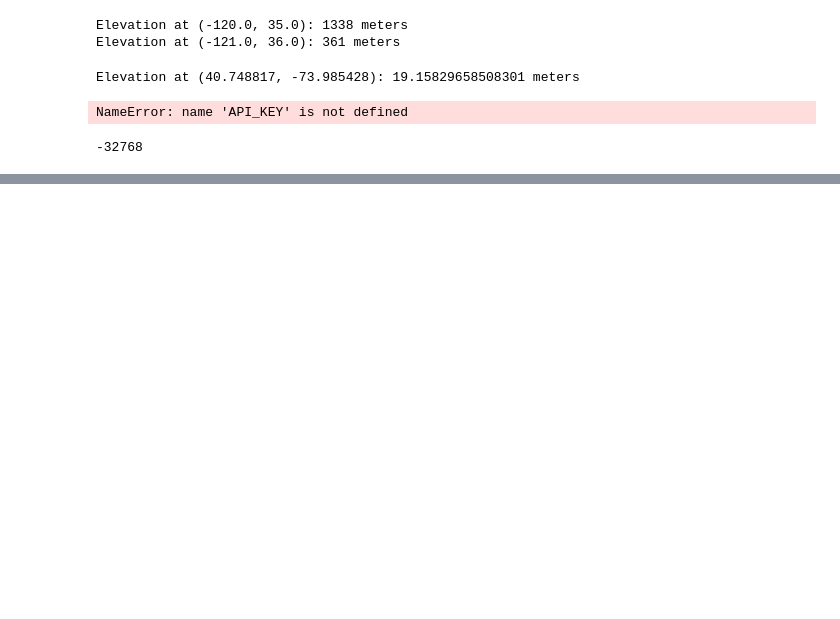
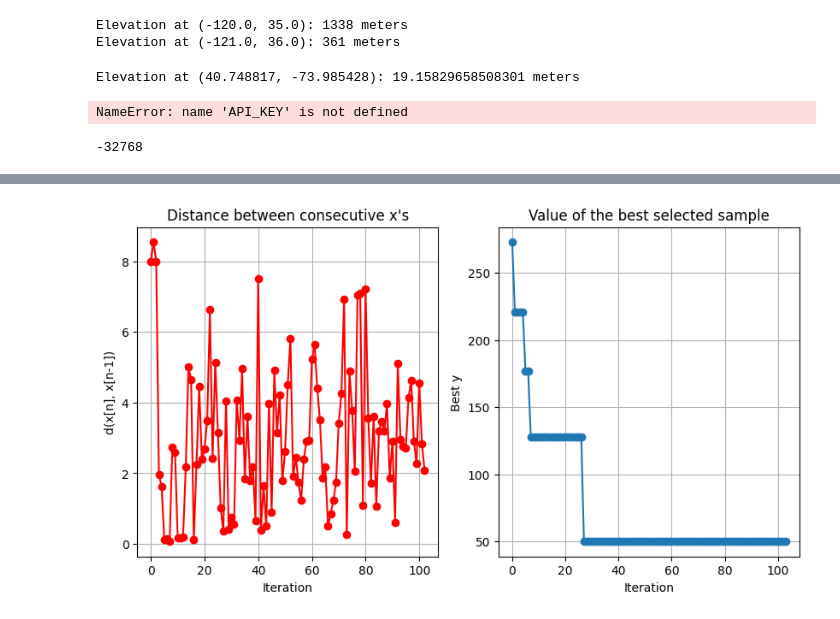
Before and after one commit to aliasadi04/AktivMachineLearningProjekt, a Jupyter notebook: code copy.ipynb, the cells around one changed output, grey strips where cells are left out. Cells and saved outputs as stored; diff of their text form; code cells hidden in the pictures; blank space fills up the shorter version.

```diff
--- a/code copy.ipynb
+++ b/code copy.ipynb
@@ -158,0 +187,4 @@ plt.imshow(-bo.acquisition.acquisition_function(x.T).reshape(N,N).T,cmap='viridi
+# %%
+bo.plot_convergence()
+# %% [output]
+[figure, added]
```
Also changed, not shown: parts of 2 cells of this notebook.
